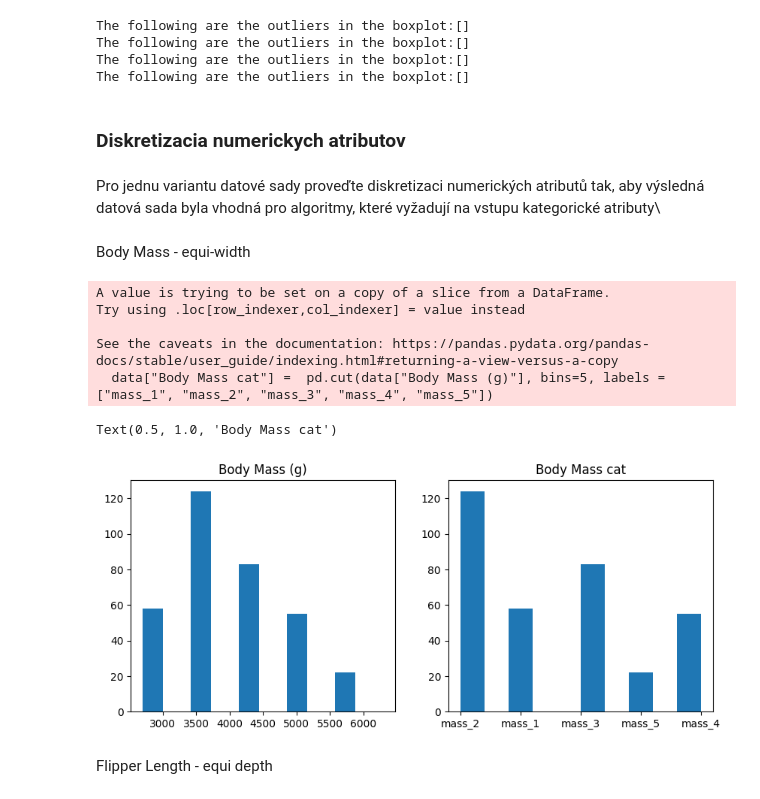
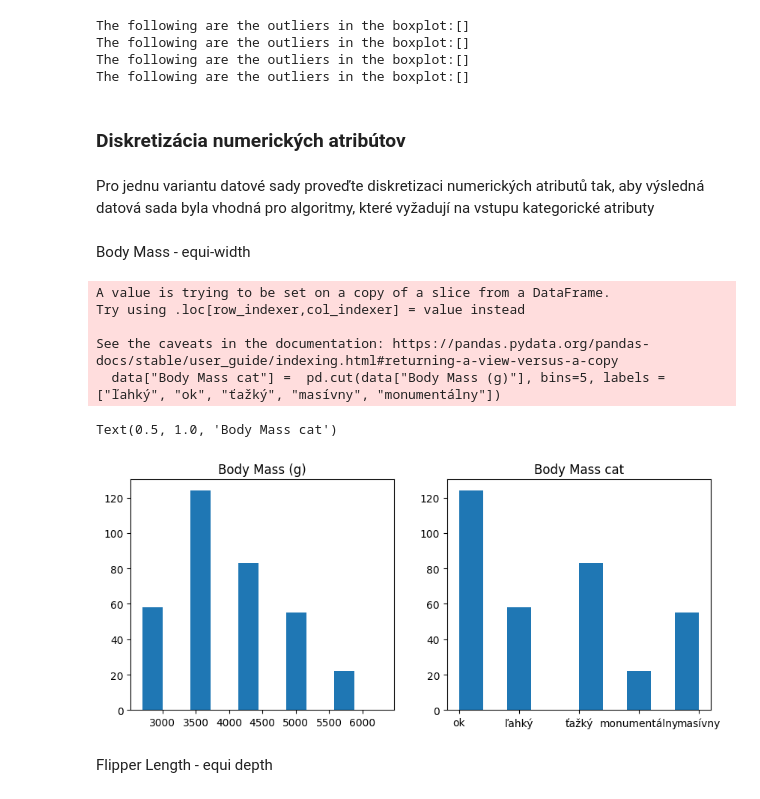
Before and after one commit to Unexp1ainable/UPA-2, a Jupyter notebook: data_mining.ipynb, the cells around one changed output. Drawn from its saved outputs; the diff is of its cells as text; code cells hidden in the pictures.

```diff
--- a/data_mining.ipynb
+++ b/data_mining.ipynb
@@ -85,27 +85,27 @@ The following are the outliers in the boxplot:[]
 The following are the outliers in the boxplot:[]
 The following are the outliers in the boxplot:[]
 The following are the outliers in the boxplot:[]
-# %% [markdown]
-### Diskretizacia numerickych atributov
+# %% [markdown]
+### Diskretizácia numerických atribútov
 # %% [markdown]
-Pro jednu variantu datové sady proveďte diskretizaci numerických atributů tak, aby výsledná datová sada byla vhodná pro algoritmy, které vyžadují na vstupu kategorické atributy\
+Pro jednu variantu datové sady proveďte diskretizaci numerických atributů tak, aby výsledná datová sada byla vhodná pro algoritmy, které vyžadují na vstupu kategorické atributy
 # %% [markdown]
 Body Mass - equi-width
 # %%
-data["Body Mass cat"] =  pd.cut(data["Body Mass (g)"], bins=5, labels = ["mass_1", "mass_2", "mass_3", "mass_4", "mass_5"])
+data["Body Mass cat"] =  pd.cut(data["Body Mass (g)"], bins=5, labels = ["ľahký", "ok", "ťažký", "masívny", "monumentálny"])
 fig, ax = plt.subplots(1, 2, figsize=(10,4))
 ax[0].hist(data["Body Mass (g)"], 5, width=300)
 ax[0].set_title("Body Mass (g)")
 ax[1].hist(data["Body Mass cat"])
 ax[1].set_title("Body Mass cat")
 # %% [output]
 A value is trying to be set on a copy of a slice from a DataFrame.
 Try using .loc[row_indexer,col_indexer] = value instead
 
 See the caveats in the documentation: https://pandas.pydata.org/pandas-docs/stable/user_guide/indexing.html#returning-a-view-versus-a-copy
-  data["Body Mass cat"] =  pd.cut(data["Body Mass (g)"], bins=5, labels = ["mass_1", "mass_2", "mass_3", "mass_4", "mass_5"])
+  data["Body Mass cat"] =  pd.cut(data["Body Mass (g)"], bins=5, labels = ["ľahký", "ok", "ťažký", "masívny", "monumentálny"])
 Text(0.5, 1.0, 'Body Mass cat')
-[figure, old version]
+[figure, new version]
 # %% [markdown]
 Flipper Length - equi depth
 # %%
```
Also changed, not shown: parts of 4 cells of this notebook.
